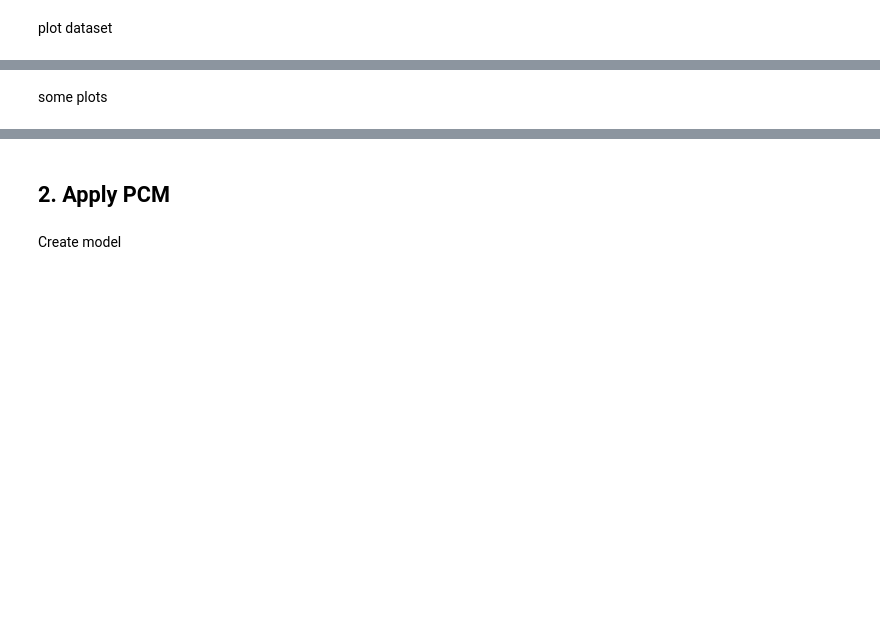
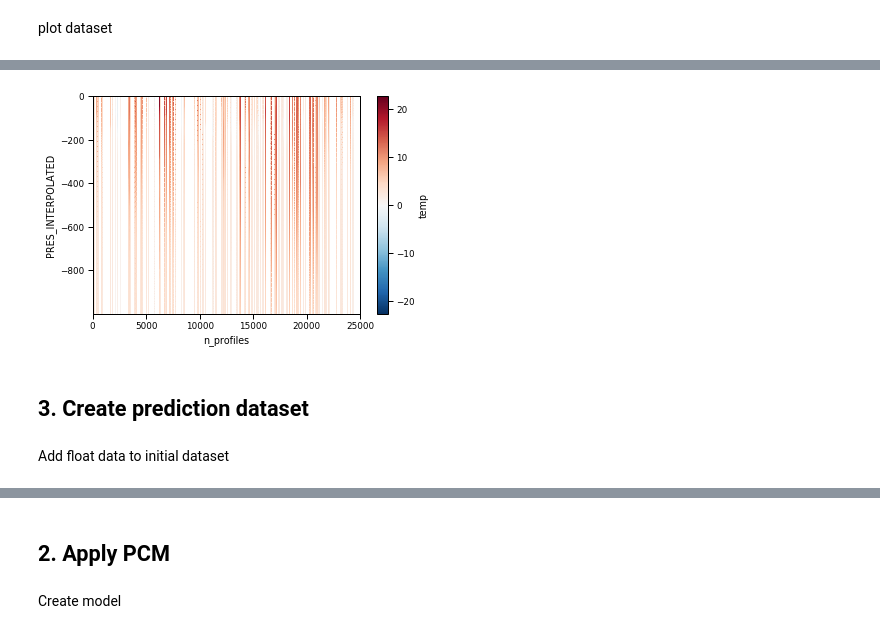
Before and after one commit to euroargodev/DMQC-PCM, a Jupyter notebook: PCM-design/Classif_ArgoReferenceDatabase.ipynb, the cells around one changed output, grey strips where cells are left out. Drawn from its saved outputs; the diff is of its cells as text; code cells hidden in the pictures; blank space fills up the shorter version.

```diff
--- a/PCM-design/Classif_ArgoReferenceDatabase.ipynb
+++ b/PCM-design/Classif_ArgoReferenceDatabase.ipynb
@@ -99,10 +150,10 @@ ds_out = interpolate_standard_levels(ds, std_lev)
 # %%
 # some format
 #pres should be negative for the PCM
-ds_out['PRES_INTERPOLATED'] = -np.abs(ds_out['PRES_INTERPOLATED'].values)
+ds_t['PRES_INTERPOLATED'] = -np.abs(ds_t['PRES_INTERPOLATED'].values)
 #axis attributtes for plotter class
-ds_out.PRES_INTERPOLATED.attrs['axis'] = 'Z'
-ds_out.lat.attrs['axis'] = 'Y'
-ds_out.long.attrs['axis'] = 'X'
-ds_out.dates.attrs['axis'] = 'T'
+ds_t.PRES_INTERPOLATED.attrs['axis'] = 'Z'
+ds_t.lat.attrs['axis'] = 'Y'
+ds_t.long.attrs['axis'] = 'X'
+ds_t.dates.attrs['axis'] = 'T'
 # %%
@@ -110,4 +179,8 @@ print(ds_out)
-# %% [markdown]
-some plots
 # %%
-ds_out['temp'].plot(x='n_profiles');
+ds_t['temp'].plot(x='n_profiles');
+# %% [output]
+[figure, added]
+# %% [markdown]
+## 3. Create prediction dataset
+# %% [markdown]
+Add float data to initial dataset
```
Also changed, not shown: parts of 41 cells of this notebook, 1 other file.
